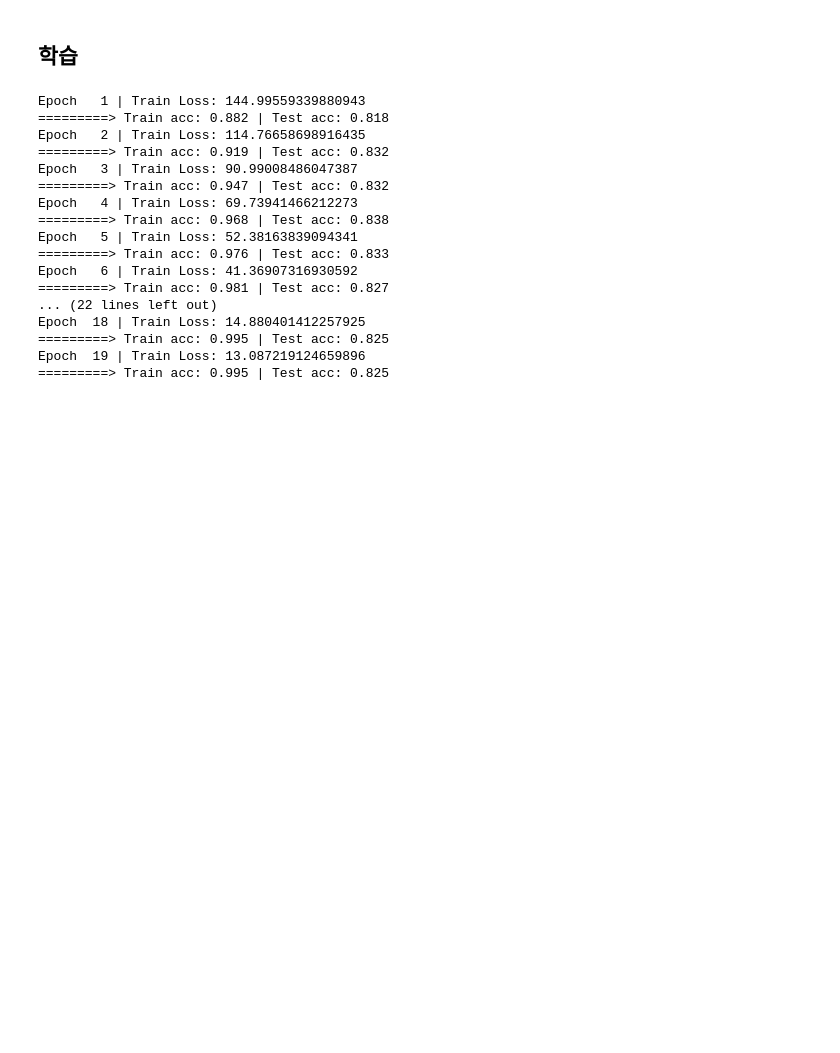
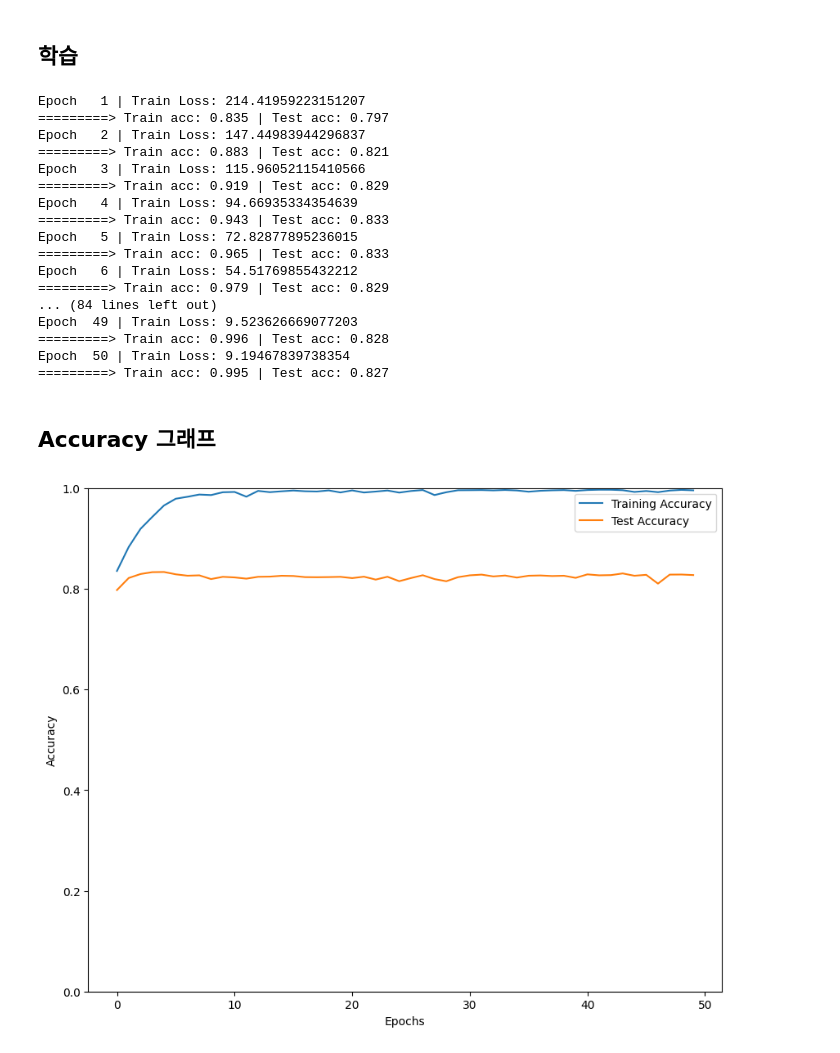
Before and after one commit to yuiyeong/deeplearning, a Jupyter notebook: presentation02/exercise01.ipynb, the cells around one changed output. Cells and saved outputs as stored; diff of their text form; code cells hidden in the pictures; blank space fills up the shorter version.

```diff
--- a/presentation02/exercise01.ipynb
+++ b/presentation02/exercise01.ipynb
@@ -241,6 +241,9 @@ criterion = nn.BCEWithLogitsLoss()
 optimizer = Adam(model.parameters(), lr=LEARNING_RATE)
 # %%
 n_epochs = 50
+
+train_accuracies = []
+test_accuracies = []
 
 for epoch in range(n_epochs):
     total_loss = 0.0
@@ -266,23 +269,45 @@ for epoch in range(n_epochs):
     with torch.no_grad():
         model.eval()
         train_acc = accuracy(model, train_data_loader)
+        train_accuracies.append(train_acc)
         test_acc = accuracy(model, test_data_loader)
+        test_accuracies.append(test_acc)
         print(f"=========> Train acc: {train_acc:.3f} | Test acc: {test_acc:.3f}")
 # %% [output]
-Epoch   1 | Train Loss: 144.99559339880943
-=========> Train acc: 0.882 | Test acc: 0.818
-Epoch   2 | Train Loss: 114.76658698916435
-=========> Train acc: 0.919 | Test acc: 0.832
-Epoch   3 | Train Loss: 90.99008486047387
-=========> Train acc: 0.947 | Test acc: 0.832
-Epoch   4 | Train Loss: 69.73941466212273
-=========> Train acc: 0.968 | Test acc: 0.838
-Epoch   5 | Train Loss: 52.38163839094341
-=========> Train acc: 0.976 | Test acc: 0.833
-Epoch   6 | Train Loss: 41.36907316930592
-=========> Train acc: 0.981 | Test acc: 0.827
-... (22 lines left out)
-Epoch  18 | Train Loss: 14.880401412257925
-=========> Train acc: 0.995 | Test acc: 0.825
-Epoch  19 | Train Loss: 13.087219124659896
-=========> Train acc: 0.995 | Test acc: 0.825
+Epoch   1 | Train Loss: 214.41959223151207
+=========> Train acc: 0.835 | Test acc: 0.797
+Epoch   2 | Train Loss: 147.44983944296837
+=========> Train acc: 0.883 | Test acc: 0.821
+Epoch   3 | Train Loss: 115.96052115410566
+=========> Train acc: 0.919 | Test acc: 0.829
+Epoch   4 | Train Loss: 94.66935334354639
+=========> Train acc: 0.943 | Test acc: 0.833
+Epoch   5 | Train Loss: 72.82877895236015
+=========> Train acc: 0.965 | Test acc: 0.833
+Epoch   6 | Train Loss: 54.51769855432212
+=========> Train acc: 0.979 | Test acc: 0.829
+... (84 lines left out)
+Epoch  49 | Train Loss: 9.523626669077203
+=========> Train acc: 0.996 | Test acc: 0.828
+Epoch  50 | Train Loss: 9.19467839738354
+=========> Train acc: 0.995 | Test acc: 0.827
+# %% [markdown]
+## Accuracy 그래프
+# %%
+import matplotlib.pyplot as plt
+
+plt.figure(figsize=(10, 8))
+
+x_axis = np.arange(len(train_accuracies))
+plt.plot(x_axis, train_accuracies, label="Training Accuracy")
+plt.plot(x_axis, test_accuracies, label="Test Accuracy")
+
+plt.legend()
+
+plt.ylim([0, 1])
+plt.ylabel("Accuracy")
+plt.xlabel("Epochs")
+
+plt.show()
+# %% [output]
+[figure, added]
```
Also changed, not shown: parts of 1 cell of this notebook.
